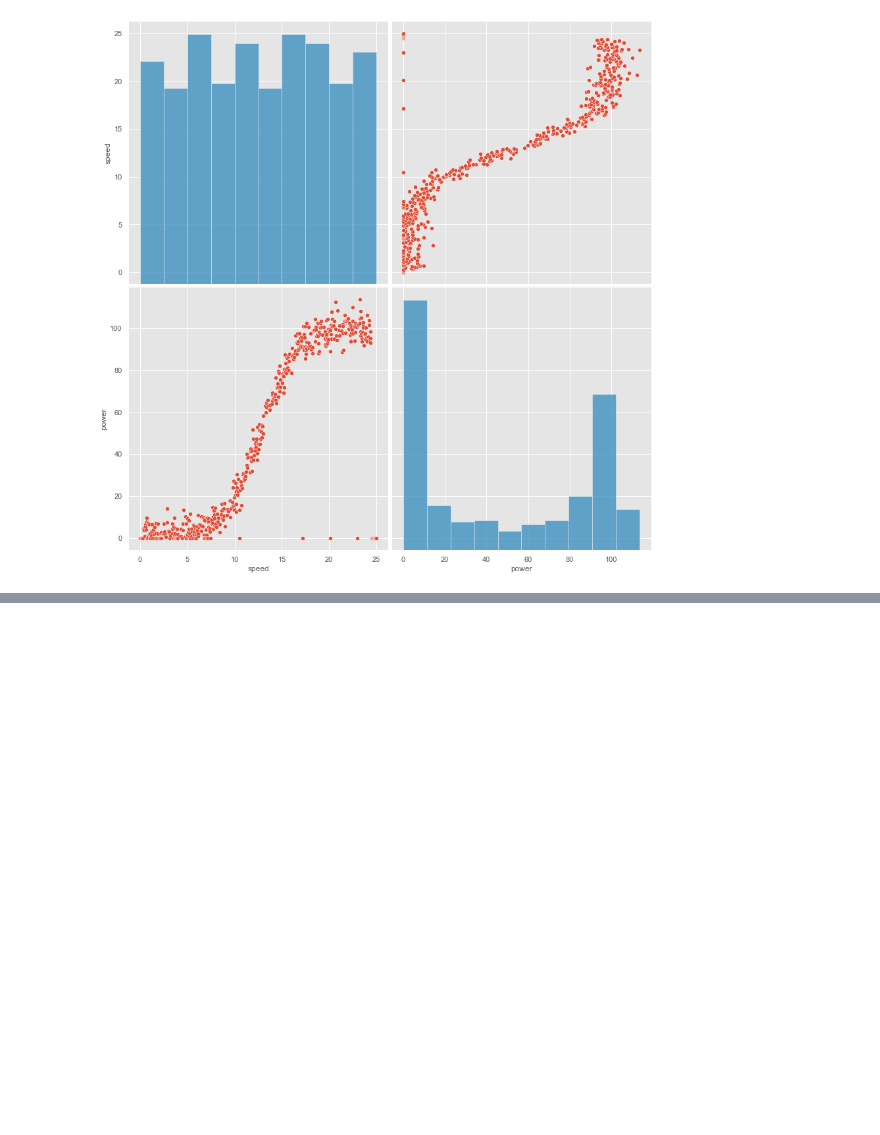
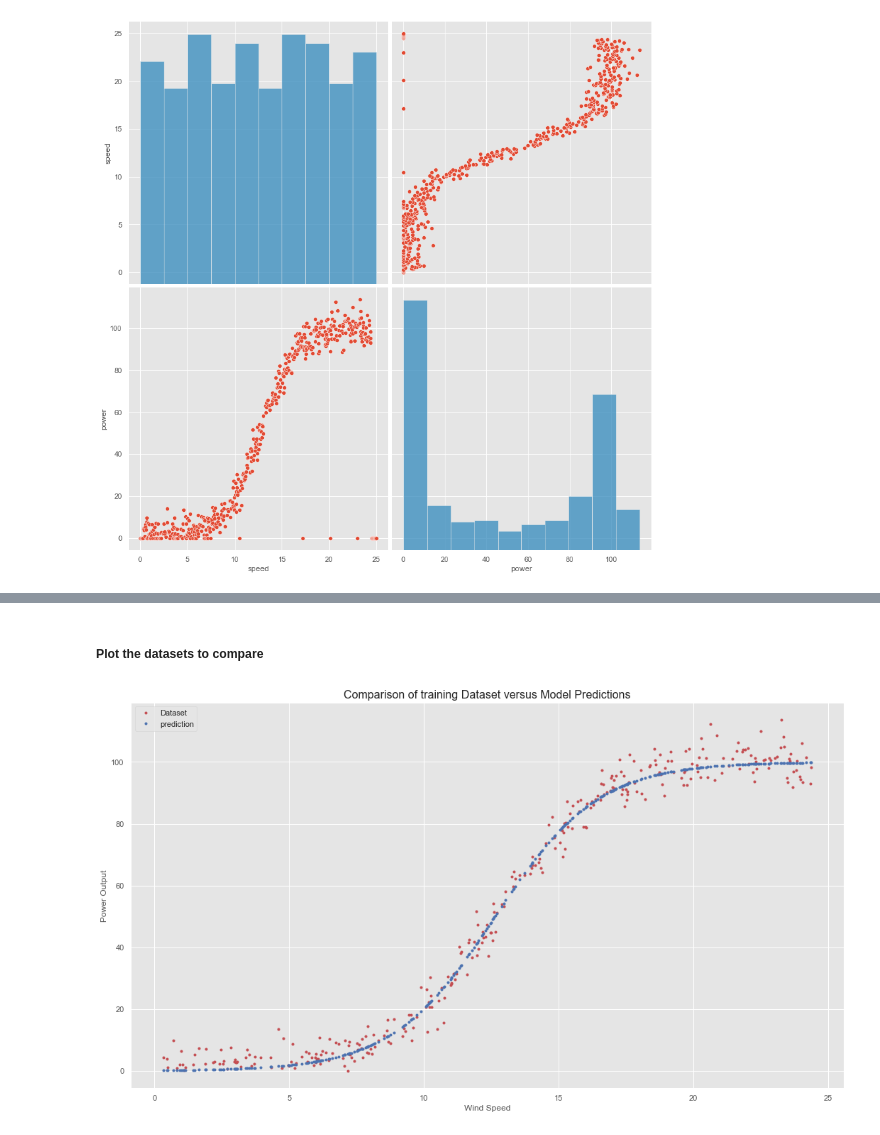
Before and after one commit to dconn20/MachineLearning.Project, a Jupyter notebook: Machine Learning & Statistics Project 2020.ipynb, the cells around one changed output, grey strips where cells are left out. Saved outputs shown, nothing was run; the diff lists cells and outputs as text; code cells hidden in the pictures; blank space fills up the shorter version.

```diff
--- a/Machine Learning & Statistics Project 2020.ipynb
+++ b/Machine Learning & Statistics Project 2020.ipynb
@@ -125,0 +169,13 @@ sns.regplot(x="speed", y="power", data=df)
+# %%
+Sdata = df.copy()
+
+
+x_Sdata = Sdata['speed'].values
+y_Sdata = Sdata['power'].values
+
+x_train_Sdata, x_test_Sdata, y_train_Sdata, y_test_Sdata = skms.train_test_split(x_Sdata, y_Sdata, test_size= 0.3, random_state=0)
+
+SpoF = 100
+
+y_train_Sdata = y_train_Sdata / SpoF
+y_test_Sdata = y_test_Sdata / SpoF
@@ -125,0 +192,24 @@ sns.regplot(x="speed", y="power", data=df)
+# %%
+# Create sigmoid curve model. Code adapted from https://stackoverflow.com/a/4308333 &
+# https://docs.scipy.org/doc/scipy/reference/generated/scipy.optimize.curve_fit.html
+
+# Define a function for sigmoid output
+def sigmoid(x, k, x0):
+    """ Function to return scaled (0 to 1) power output based
+        on input 'x', a numpy array of wind speed number/s with
+        'k' and 'x0' number modifiers from the scipy curve_fit function
+    """
+    return 1.0 / (1 + np.exp(-k * (x - x0)))
+
+# Fit the training data to the curve
+popt, pcov = curve_fit(sigmoid, x_train_Sdata, y_train_Sdata)
+
+# Extract the scipy curve_fit function 'k' and 'x0'
+# number modifiers from the fitted curve
+estimated_k, estimated_x0 = popt
+
+# Predict the fitted curve values for the training and test datasets using
+# the extracted scipy curve_fit function 'k' and 'x0'
+# number modifiers from the fitted curve
+y_train_Sdata_predict = sigmoid(x_train_Sdata, k=estimated_k, x0=estimated_x0)*SpoF
+y_test_Sdata_predict = sigmoid(x_test_Sdata, k=estimated_k, x0=estimated_x0)*SpoF
@@ -125,0 +237,12 @@ sns.regplot(x="speed", y="power", data=df)
+# %% [markdown]
+##### Plot the datasets to compare
+# %%
+# Plot training dataset comparison
+plt.plot(x_train_Sdata, y_train_Sdata*SpoF, 'r.', label='Dataset')
+plt.plot(x_train_Sdata, y_train_Sdata_predict, 'b.', label='prediction')
+plt.title("Comparison of training Dataset versus Model Predictions", fontsize = 16)
+plt.xlabel("Wind Speed")
+plt.ylabel("Power Output")
+plt.legend();
+# %% [output]
+[figure, added]
```
Also changed, not shown: parts of 23 cells of this notebook.
